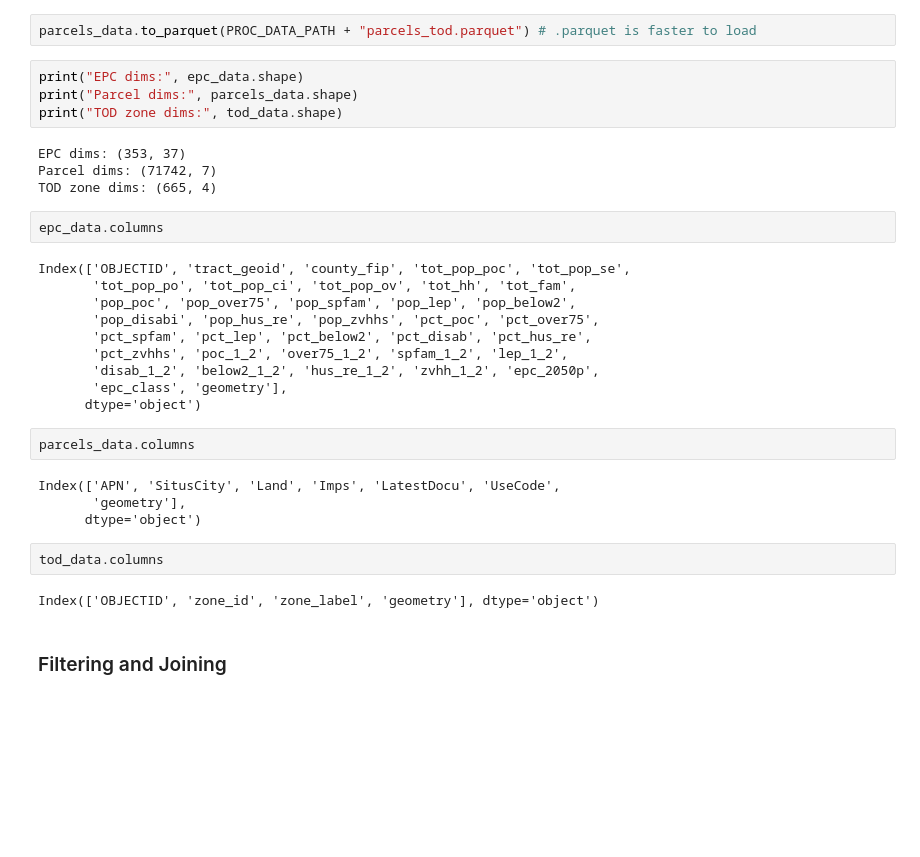
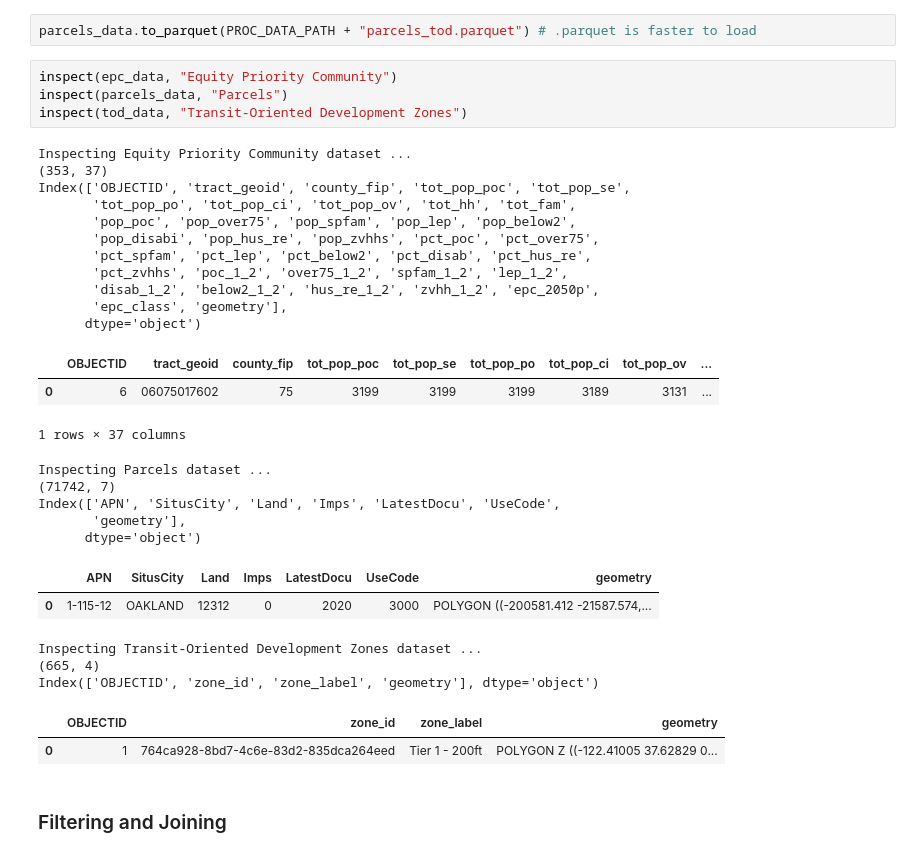
Before and after one commit to sbvasoya/sb79-capacity-gap, a Jupyter notebook: notebooks/data_cleaning.ipynb, the cells around one changed output. Cells and saved outputs as stored; diff of their text form; blank space fills up the shorter version.

```diff
--- a/notebooks/data_cleaning.ipynb
+++ b/notebooks/data_cleaning.ipynb
@@ -50,36 +61,37 @@ parcels_data = (parcels_data
                 .to_crs(CRS))                            # then reproject to 3310
 # %%
 parcels_data.to_parquet(PROC_DATA_PATH + "parcels_tod.parquet") # .parquet is faster to load
-# %%
-print("EPC dims:", epc_data.shape)
-print("Parcel dims:", parcels_data.shape)
-print("TOD zone dims:", tod_data.shape)
-# %% [output]
-EPC dims: (353, 37)
-Parcel dims: (71742, 7)
-TOD zone dims: (665, 4)
-# %%
-epc_data.columns
-# %% [output]
-Index(['OBJECTID', 'tract_geoid', 'county_fip', 'tot_pop_poc', 'tot_pop_se',
-       'tot_pop_po', 'tot_pop_ci', 'tot_pop_ov', 'tot_hh', 'tot_fam',
-       'pop_poc', 'pop_over75', 'pop_spfam', 'pop_lep', 'pop_below2',
-       'pop_disabi', 'pop_hus_re', 'pop_zvhhs', 'pct_poc', 'pct_over75',
-       'pct_spfam', 'pct_lep', 'pct_below2', 'pct_disab', 'pct_hus_re',
-       'pct_zvhhs', 'poc_1_2', 'over75_1_2', 'spfam_1_2', 'lep_1_2',
-       'disab_1_2', 'below2_1_2', 'hus_re_1_2', 'zvhh_1_2', 'epc_2050p',
-       'epc_class', 'geometry'],
-      dtype='object')
-# %%
-parcels_data.columns
-# %% [output]
-Index(['APN', 'SitusCity', 'Land', 'Imps', 'LatestDocu', 'UseCode',
-       'geometry'],
-      dtype='object')
-# %%
-tod_data.columns
-# %% [output]
-Index(['OBJECTID', 'zone_id', 'zone_label', 'geometry'], dtype='object')
+# %%
+inspect(epc_data, "Equity Priority Community")
+inspect(parcels_data, "Parcels")
+inspect(tod_data, "Transit-Oriented Development Zones")
+# %% [output]
+Inspecting Equity Priority Community dataset ...
+(353, 37)
+Index(['OBJECTID', 'tract_geoid', 'county_fip', 'tot_pop_poc', 'tot_pop_se',
+       'tot_pop_po', 'tot_pop_ci', 'tot_pop_ov', 'tot_hh', 'tot_fam',
+       'pop_poc', 'pop_over75', 'pop_spfam', 'pop_lep', 'pop_below2',
+       'pop_disabi', 'pop_hus_re', 'pop_zvhhs', 'pct_poc', 'pct_over75',
+       'pct_spfam', 'pct_lep', 'pct_below2', 'pct_disab', 'pct_hus_re',
+       'pct_zvhhs', 'poc_1_2', 'over75_1_2', 'spfam_1_2', 'lep_1_2',
+       'disab_1_2', 'below2_1_2', 'hus_re_1_2', 'zvhh_1_2', 'epc_2050p',
+       'epc_class', 'geometry'],
+      dtype='object')
+|  | OBJECTID | tract_geoid | county_fip | tot_pop_poc | tot_pop_se | tot_pop_po | tot_pop_ci | tot_pop_ov | ... |
+| 0 | 6 | 06075017602 | 75 | 3199 | 3199 | 3199 | 3189 | 3131 | ... |
+1 rows × 37 columns
+Inspecting Parcels dataset ...
+(71742, 7)
+Index(['APN', 'SitusCity', 'Land', 'Imps', 'LatestDocu', 'UseCode',
+       'geometry'],
+      dtype='object')
+|  | APN | SitusCity | Land | Imps | LatestDocu | UseCode | geometry |
+| 0 | 1-115-12 | OAKLAND | 12312 | 0 | 2020 | 3000 | POLYGON ((-200581.412 -21587.574,... |
+Inspecting Transit-Oriented Development Zones dataset ...
+(665, 4)
+Index(['OBJECTID', 'zone_id', 'zone_label', 'geometry'], dtype='object')
+|  | OBJECTID | zone_id | zone_label | geometry |
+| 0 | 1 | 764ca928-8bd7-4c6e-83d2-835dca264eed | Tier 1 - 200ft | POLYGON Z ((-122.41005 37.62829 0... |
 # %% [markdown]
 ### Filtering and Joining
 # %% [markdown]
```
Also changed, not shown: parts of 8 cells of this notebook, 7 other files.
